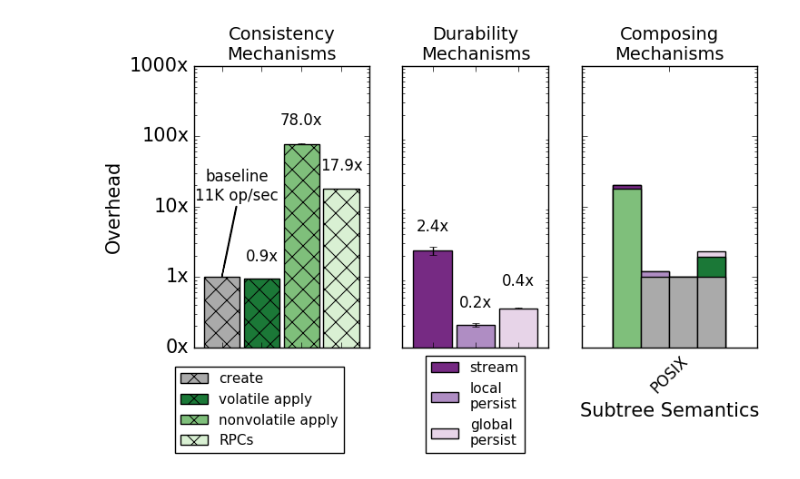
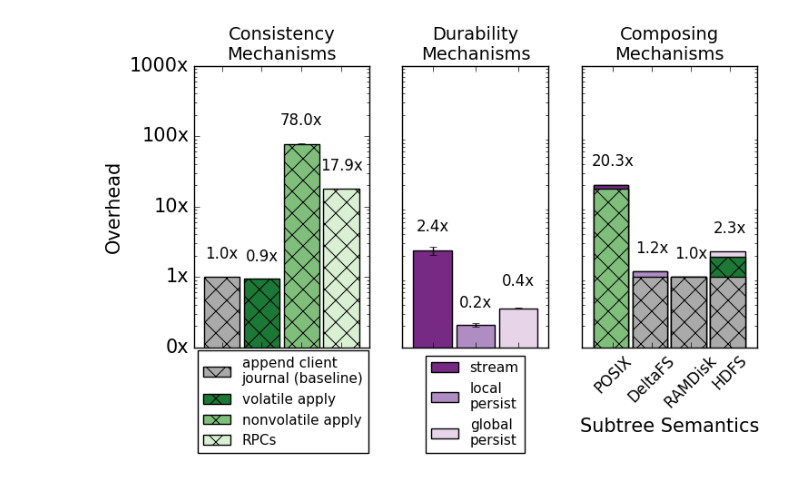
Before and after one commit to michaelsevilla/cudele-popper, a Jupyter notebook: experiments/cudele-mechanisms/visualize/viz.ipynb, the cells around one changed output. Cells and saved outputs as stored; diff of their text form; code cells hidden in the pictures.

Commit message:
paper: finish evaluation (#44, #38, #34, #33, #32, #27)
Signed-off-by: Michael Sevilla <mikesevilla3@gmail.com>

```diff
--- a/experiments/cudele-mechanisms/visualize/viz.ipynb
+++ b/experiments/cudele-mechanisms/visualize/viz.ipynb
@@ -72,11 +72,18 @@ def calculate(df):
     dur['stream'] = df['stream']
     dur['local\npersist'] = df['local persist']
     dur['global\npersist'] = df['global persist']
-    con['create'] = df['create']
+    con['append client\njournal (baseline)'] = df['create']
     con['volatile apply'] = df['volatile apply']
     con['nonvolatile apply'] = df['nonvolatile apply']
     con['RPCs'] = df['RPCs']
     return dur, con
+
+def layer(layers, label, values):
+    means = [v.mean() for v in values]
+    layers[0][label] = [np.sum(means)]
+    layers[1][label] = [np.sum(means[:2])]
+    layers[2][label] = [np.sum(means[:1])]
+    return layers
 # %%
 font = {'size'   : 15}; matplotlib.rc('font', **font)
 fig = plt.figure(figsize=(8, 4))
@@ -88,49 +95,42 @@ ax2 = plt.subplot(gs[2])
 # mechanisms normalized to 'create'
 df = parse('../results-cloudlab-nostream')
 durability, consistency = calculate(df)
-c = consistency/consistency['create'].mean()
-d = durability/consistency['create'].mean()
+c = consistency/consistency['append client\njournal (baseline)'].mean()
+d = durability/consistency['append client\njournal (baseline)'].mean()
 (c.mean()).plot.bar(ax=ax0, yerr=c.std(), width=0.9, label='', color=['#aaaaaa', '#1b7837',  '#7fbf7b', '#d9f0d3'])
 (d.mean()).plot.bar(ax=ax1, yerr=d.std(), width=0.9, label='', color=['#762a83', '#af8dc3', '#e7d4e8'])
 
 # compositions are done in layers
-def layer(layers, label, values):
-    means = [v.mean() for v in values]
-    layers[0][label] = [np.sum(means)]
-    layers[1][label] = [np.sum(means[:2])]
-    layers[2][label] = [np.sum(means[:1])]
-    return layers
 n = ['POSIX', 'DeltaFS', 'RAMDisk', 'HDFS']
 l = [pd.DataFrame(columns=n), pd.DataFrame(columns=n), pd.DataFrame(columns=n)]
 l = layer(l, 'POSIX',   [c['RPCs'], d['stream']])
-l = layer(l, 'DeltaFS', [c['create'], d['local\npersist']])
-l = layer(l, 'RAMDisk', [c['create']])
-l = layer(l, 'HDFS',    [c['create'], c['volatile apply'], d['global\npersist']])
-l[0].plot.bar(ax=ax2, width=0.9, color=['black', 'black', 'black', '#e7d4e8'])
-l[1].plot.bar(ax=ax2, width=0.9, color=['#762a83', '#af8dc3',  'black', '#1b7837'])
-l[2].plot.bar(ax=ax2, width=0.9, color=['#7fbf7b', '#aaaaaa',  '#aaaaaa', '#aaaaaa'])
-ax2.legend().remove()
-ax2.set_yticks([])
-ax2.set_title("Composing\nMechanisms", fontsize=14)
-#ax2.set_xticks([1.5, 2.5, 3.5, 4.5])
-ax2.set_xticklabels(l[0].columns, rotation=45, fontsize=12)
-ax2.set_xlabel("Subtree Semantics", fontsize=15)
-print l[0]
+l = layer(l, 'DeltaFS', [c['append client\njournal (baseline)'], d['local\npersist']])
+l = layer(l, 'RAMDisk', [c['append client\njournal (baseline)']])
+l = layer(l, 'HDFS',    [c['append client\njournal (baseline)'], c['volatile apply'], d['global\npersist']])
+x = [0.5, 1.5, 2.5, 3.5]
+ax2.bar(x, l[0].as_matrix()[0], width=0.9, color=['black', 'black', 'black', '#e7d4e8'])
+ax2.bar(x, l[1].as_matrix()[0], width=0.9, color=['#762a83', '#af8dc3',  'black', '#1b7837'])
+ax2.bar(x, l[2].as_matrix()[0], width=0.9, hatch='x', color=['#7fbf7b', '#aaaaaa',  '#aaaaaa', '#aaaaaa'])
 
-# legends
+# set hatches to distinguish consistency mechs
 for bar, label in zip(ax0.patches, c.columns):
     bar.set_hatch('x')
     bar.set_label(label)
-ax0.legend(fontsize=11, loc='lower left', bbox_to_anchor=(-0.15, -0.4))
+ax0.legend(fontsize=11, loc='lower left', bbox_to_anchor=(-0.02, -0.4))
 for bar, label in zip(ax1.patches, d.columns):
     bar.set_label(label)
 ax1.legend(fontsize=11, loc='lower left', bbox_to_anchor=(0.11, -0.4))
+for bar, h in zip(ax2.patches, 'xxx    x'):
+    bar.set_hatch(h)
+labels = [""]
+for column in l[0].columns:
+    labels.append(column)
+ax2.set_xticklabels(labels, rotation=45, fontsize=12)
 
 # format
 for axis in [ax0, ax1, ax2]:
     axis.set_yscale('log')
     axis.set_ylim([10**-1,10**3])
-
 ax0.set_title("Consistency\nMechanisms", fontsize=14)
 ax0.set_ylabel("Overhead")
 ax0.yaxis.set_major_formatter(FormatStrFormatter('%.0fx'))
@@ -139,25 +139,26 @@ ax1.set_title("Durability\nMechanisms", fontsize=14)
 ax1.set_yticks([])
 ax1.set_xticklabels([])
 ax2.set_yticklabels([])
-#ax2.set_xticklabels([])
+ax2.set_yticks([])
+ax2.set_xlim(0.2, 4.7)
+ax2.set_title("Composing\nMechanisms", fontsize=14)
+ax2.set_xlabel("Subtree Semantics", fontsize=15)
 
 # annotate
-bops = str(int(round((100000/consistency['create'].mean())/1024))) + "K op/sec"
-arrw = dict(facecolor='black', headwidth=0.5, width=0.5, shrink=1)
-args = {'horizontalalignment': 'center', 'verticalalignment': 'top', 'fontsize': 12, 'arrowprops': arrw}
-ax0.annotate('baseline\n' + bops, xy=(0, 1), xytext=(0.38, 35), **args)
-
+bops = str(int(round((100000/consistency['append client\njournal (baseline)'].mean())/1024))) + "K op/sec"
+print bops
 def annotate_overhead(ax, df, args, i=0, inc=1):
     args = {'fontsize': 12, 'horizontalalignment': 'center'}
     for c in df.columns:
-        if c != 'create':
-            top = round(df[c].mean(), 1)
-            ax.annotate(str(top) + "x\n", xy=(i, top), xytext=(i, top), **args)
-            i += inc
+        top = round(df[c].mean(), 1)
+        ax.annotate(str(top) + "x\n", xy=(i, top), xytext=(i, top), **args)
+        i += inc
 args = {'fontsize': 12, 'horizontalalignment': 'center'}
-annotate_overhead(ax0, c, args, i=1)
+annotate_overhead(ax0, c, args, i=0)
 annotate_overhead(ax1, d, args, i=0)
-#annotate_overhead(ax2, l[0], args, i=-1, inc=0.2)
-#l[0]
-#fig.savefig('../../../paper/graphs/composable-mechanisms.png', dpi=400, bbox_inches='tight')
+annotate_overhead(ax2, l[0], args, i=1)
+fig.savefig('../../../paper/graphs/composable-mechanisms.png', dpi=400, bbox_inches='tight')
+print l[0]
+print c
+print d
 # %% [output]
@@ -166 +184 @@ annotate_overhead(ax1, d, args, i=0)
-[figure, old version]
+[figure, new version]
```
Also changed, not shown: parts of 2 cells of this notebook, 12 other files.
